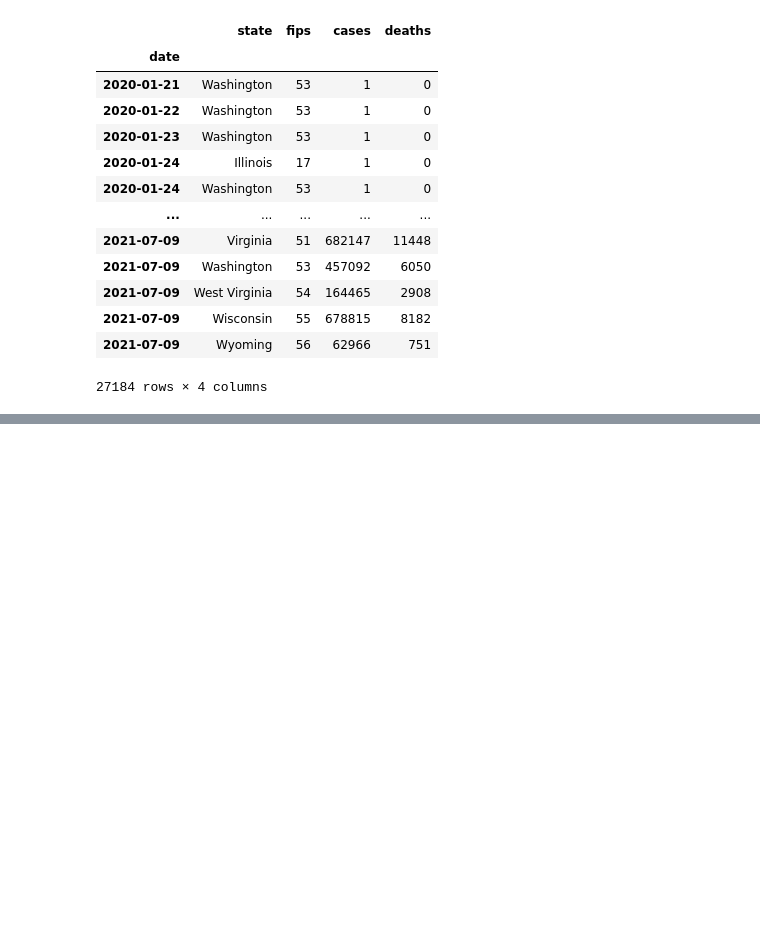
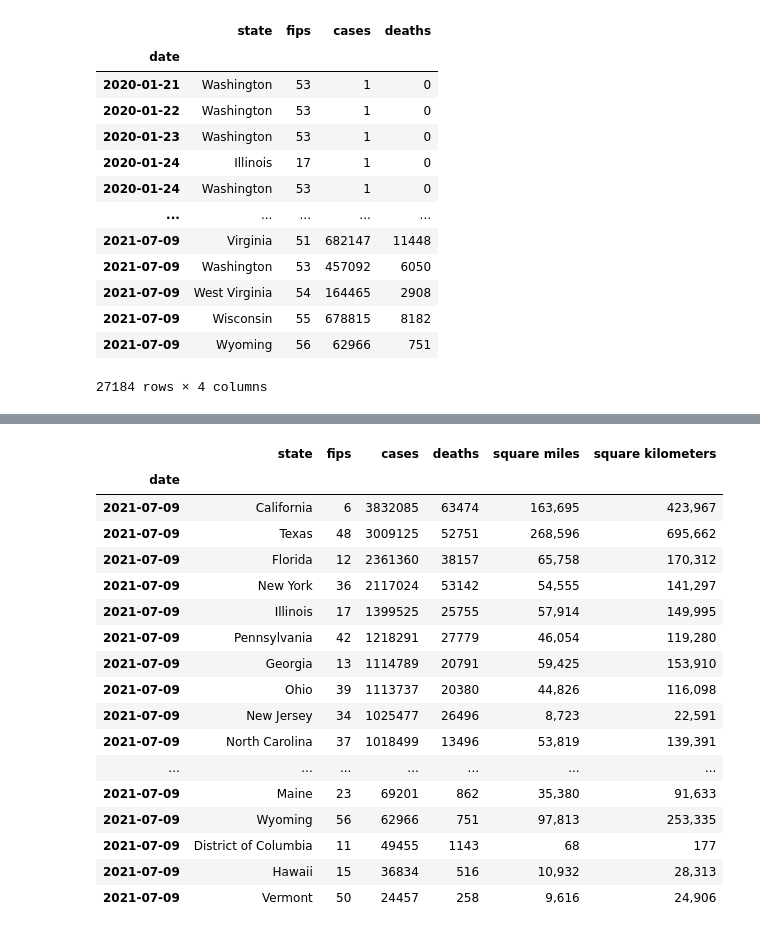
Before and after one commit to bwsi-remote-sensing-2021/group3_pandasproject, a Jupyter notebook: pandasproject.ipynb, the cells around one changed output, grey strips where cells are left out. Saved outputs shown, nothing was run; the diff lists cells and outputs as text; code cells hidden in the pictures; blank space fills up the shorter version.

Commit message:
merged cases and areas data

```diff
--- a/pandasproject.ipynb
+++ b/pandasproject.ipynb
@@ -54,0 +34,6 @@ areas_df
+# %%
+cases_df = cases_df.sort_values('date', ascending=False)
+cases_df = cases_df[(cases_df.state != 'Virgin Islands') | (cases_df.state != 'Northern Mariana Islands')\
+                    | (cases_df.state != 'Guam')]
+cases_df = cases_df.head(52)
+cases_df
@@ -54,0 +59,24 @@ areas_df
+# %%
+areas_with_cases = cases_df.merge(areas_df, how='left',
+                               left_on='state', right_index=True)
+areas_with_cases = areas_with_cases.sort_values('cases',ascending=False)
+areas_with_cases
+# %% [output]
+|  | state | fips | cases | deaths | square miles | square kilometers |
+| date |  |  |  |  |  |  |
+| 2021-07-09 | California | 6 | 3832085 | 63474 | 163,695 | 423,967 |
+| 2021-07-09 | Texas | 48 | 3009125 | 52751 | 268,596 | 695,662 |
+| 2021-07-09 | Florida | 12 | 2361360 | 38157 | 65,758 | 170,312 |
+| 2021-07-09 | New York | 36 | 2117024 | 53142 | 54,555 | 141,297 |
+| 2021-07-09 | Illinois | 17 | 1399525 | 25755 | 57,914 | 149,995 |
+| 2021-07-09 | Pennsylvania | 42 | 1218291 | 27779 | 46,054 | 119,280 |
+| 2021-07-09 | Georgia | 13 | 1114789 | 20791 | 59,425 | 153,910 |
+| 2021-07-09 | Ohio | 39 | 1113737 | 20380 | 44,826 | 116,098 |
+| 2021-07-09 | New Jersey | 34 | 1025477 | 26496 | 8,723 | 22,591 |
+| 2021-07-09 | North Carolina | 37 | 1018499 | 13496 | 53,819 | 139,391 |
+| ... | ... | ... | ... | ... | ... | ... |
+| 2021-07-09 | Maine | 23 | 69201 | 862 | 35,380 | 91,633 |
+| 2021-07-09 | Wyoming | 56 | 62966 | 751 | 97,813 | 253,335 |
+| 2021-07-09 | District of Columbia | 11 | 49455 | 1143 | 68 | 177 |
+| 2021-07-09 | Hawaii | 15 | 36834 | 516 | 10,932 | 28,313 |
+| 2021-07-09 | Vermont | 50 | 24457 | 258 | 9,616 | 24,906 |
```
Also changed, not shown: parts of 3 cells of this notebook.
